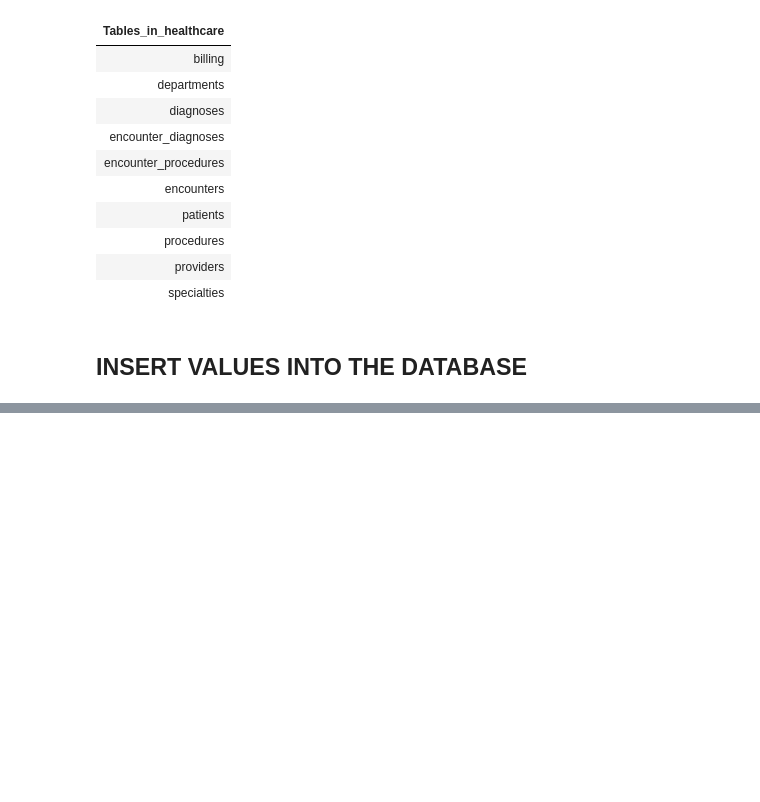
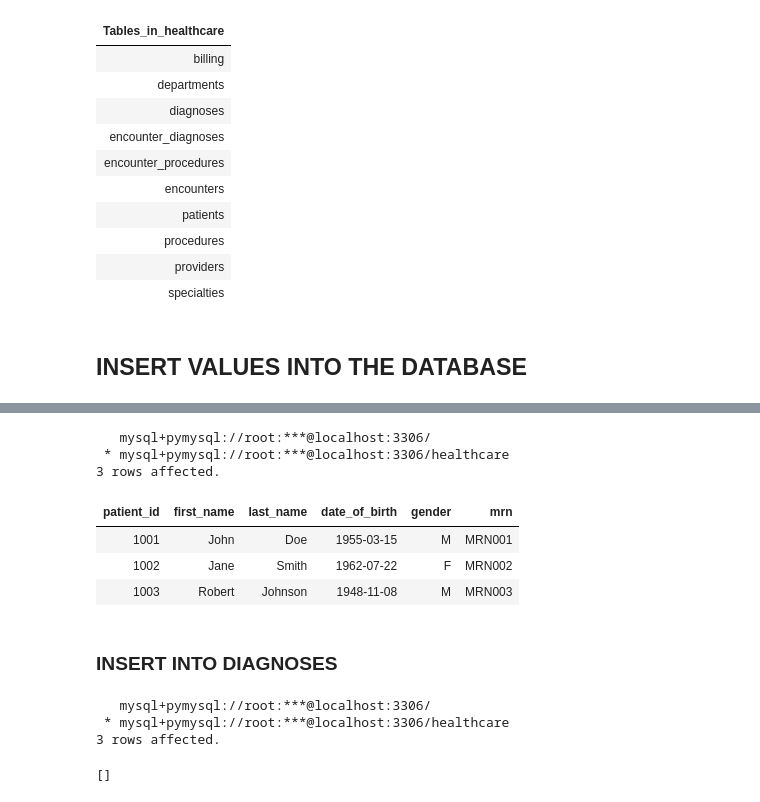
Before and after one commit to PercyAyimbilaNsolemna/Health_Analytics, a Jupyter notebook: Notebooks/healthcareAnalytics.ipynb, the cells around one changed output, grey strips where cells are left out. Saved outputs shown, nothing was run; the diff lists cells and outputs as text; code cells hidden in the pictures; blank space fills up the shorter version.

```diff
--- a/Notebooks/healthcareAnalytics.ipynb
+++ b/Notebooks/healthcareAnalytics.ipynb
@@ -231,0 +326,27 @@ billingTableContent = read_sql_file(project_root / "DDL" / "Create_Tables" / "bi
+# %%
+%%sql
+
+#Reads all the data in the patients table
+
+SELECT * FROM `patients`;
+# %% [output]
+   mysql+pymysql://root:***@localhost:3306/
+ * mysql+pymysql://root:***@localhost:3306/healthcare
+3 rows affected.
+| patient_id | first_name | last_name | date_of_birth | gender | mrn |
+| 1001 | John | Doe | 1955-03-15 | M | MRN001 |
+| 1002 | Jane | Smith | 1962-07-22 | F | MRN002 |
+| 1003 | Robert | Johnson | 1948-11-08 | M | MRN003 |
+# %% [markdown]
+### **INSERT INTO DIAGNOSES**
+# %%
+#Reads the sql script
+diagnosesContent = read_sql_file(project_root / "DML" / "Insert_Data" / "insertIntoDiagnoses.sql")
+
+#Creates the orders table
+%sql $diagnosesContent;
+# %% [output]
+   mysql+pymysql://root:***@localhost:3306/
+ * mysql+pymysql://root:***@localhost:3306/healthcare
+3 rows affected.
+[]
```
Also changed, not shown: parts of 27 cells of this notebook.
